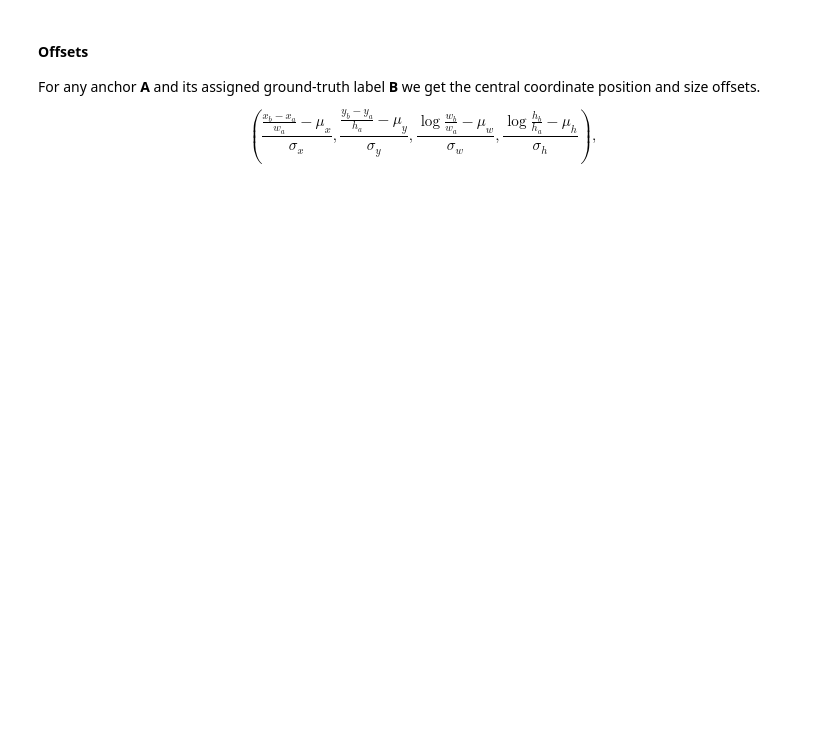
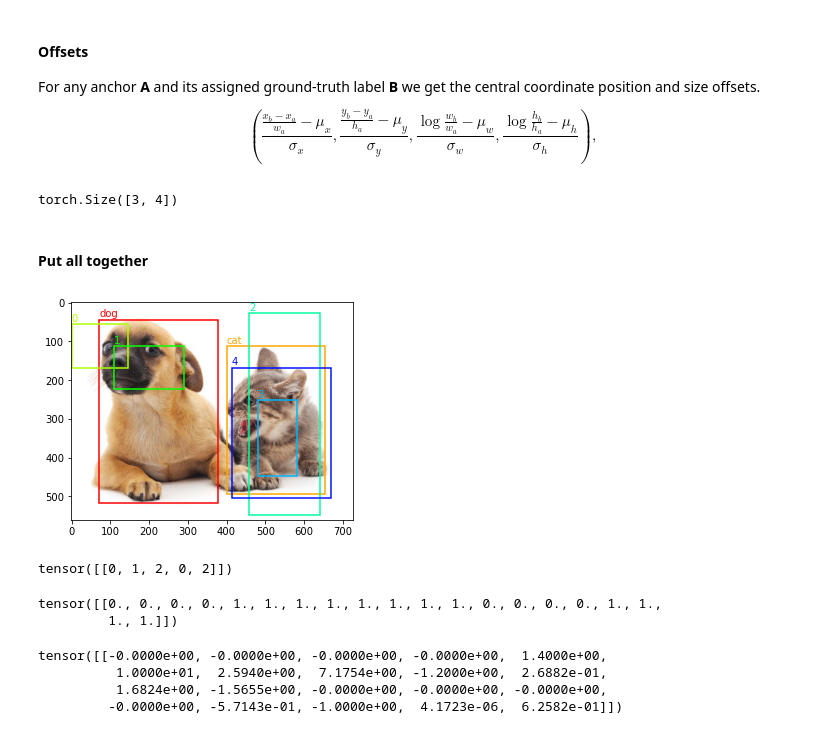
Before and after one commit to wushancool/ai_learn, a Jupyter notebook: cv/tutorial/4. Anchor Boxes.ipynb, the cells around one changed output. Drawn from its saved outputs; the diff is of its cells as text; code cells hidden in the pictures; blank space fills up the shorter version.

```diff
--- a/cv/tutorial/4. Anchor Boxes.ipynb
+++ b/cv/tutorial/4. Anchor Boxes.ipynb
@@ -102,3 +102,12 @@ $$\left( \frac{ \frac{x_b - x_a}{w_a} - \mu_x }{\sigma_x},
 \frac{ \frac{y_b - y_a}{h_a} - \mu_y }{\sigma_y},
 \frac{ \log \frac{w_b}{w_a} - \mu_w }{\sigma_w},
 \frac{ \log \frac{h_b}{h_a} - \mu_h }{\sigma_h}\right),$$
+# %%
+from cv.utils.anchorbox import *
+
+anchors, assigned = torch.rand(3,4), torch.rand(3,4)
+offset(anchors, assigned).shape
+# %% [output]
+torch.Size([3, 4])
+# %% [markdown]
+#### Put all together
@@ -104,0 +150,39 @@ $$\left( \frac{ \frac{x_b - x_a}{w_a} - \mu_x }{\sigma_x},
+# %%
+from PIL import Image
+
+ground_truth = torch.tensor([[0, 0.1, 0.08, 0.52, 0.92],
+                         [1, 0.55, 0.2, 0.9, 0.88]])
+anchors = torch.tensor([[0, 0.1, 0.2, 0.3], [0.15, 0.2, 0.4, 0.4],
+                    [0.63, 0.05, 0.88, 0.98], [0.66, 0.45, 0.8, 0.8],
+                    [0.57, 0.3, 0.92, 0.9]])
+
+img = "cv/tutorial/assets/catdog.jpg"
+h, w= to_tensor(Image.open(img)).shape[-2:]
+img_scale = torch.tensor((w, h, w, h))
+
+res = img_withbox(img,
+            (ground_truth[:,1:] * img_scale).tolist() + (anchors * img_scale).tolist(),
+            ["dog", "cat"] + list(range(0, len(anchors))))
+# %% [output]
+[figure, added]
+# %%
+labels = multibox_target(anchors.unsqueeze(dim = 0), ground_truth.unsqueeze(dim=0))
+
+# classes
+labels[2]
+# %% [output]
+tensor([[0, 1, 2, 0, 2]])
+# %%
+# mask
+labels[1]
+# %% [output]
+tensor([[0., 0., 0., 0., 1., 1., 1., 1., 1., 1., 1., 1., 0., 0., 0., 0., 1., 1.,
+         1., 1.]])
+# %%
+# offset
+labels[0]
+# %% [output]
+tensor([[-0.0000e+00, -0.0000e+00, -0.0000e+00, -0.0000e+00,  1.4000e+00,
+          1.0000e+01,  2.5940e+00,  7.1754e+00, -1.2000e+00,  2.6882e-01,
+          1.6824e+00, -1.5655e+00, -0.0000e+00, -0.0000e+00, -0.0000e+00,
+         -0.0000e+00, -5.7143e-01, -1.0000e+00,  4.1723e-06,  6.2582e-01]])
```
Also changed, not shown: parts of 4 cells of this notebook, 3 other files.
